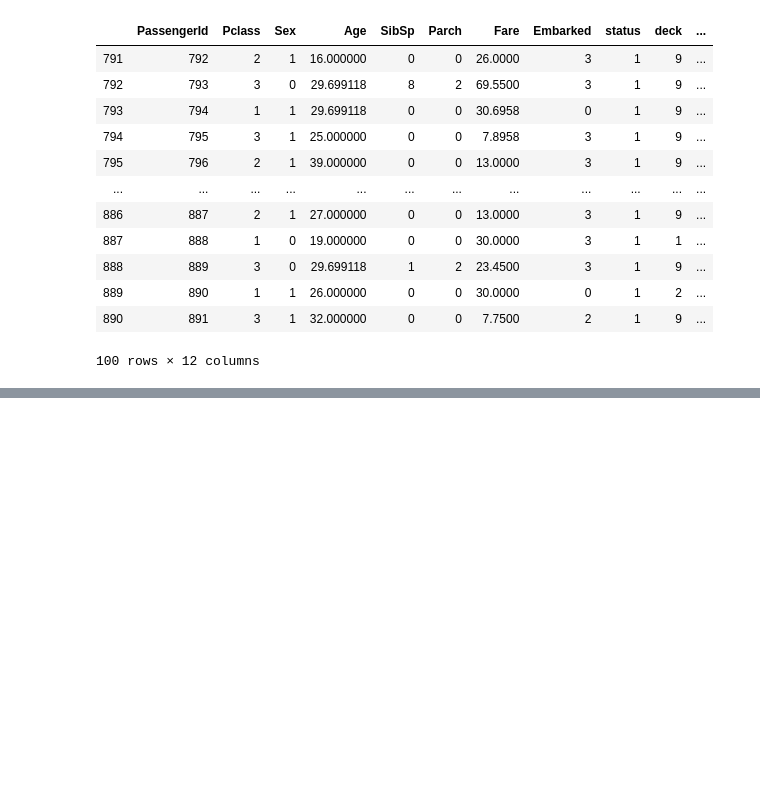
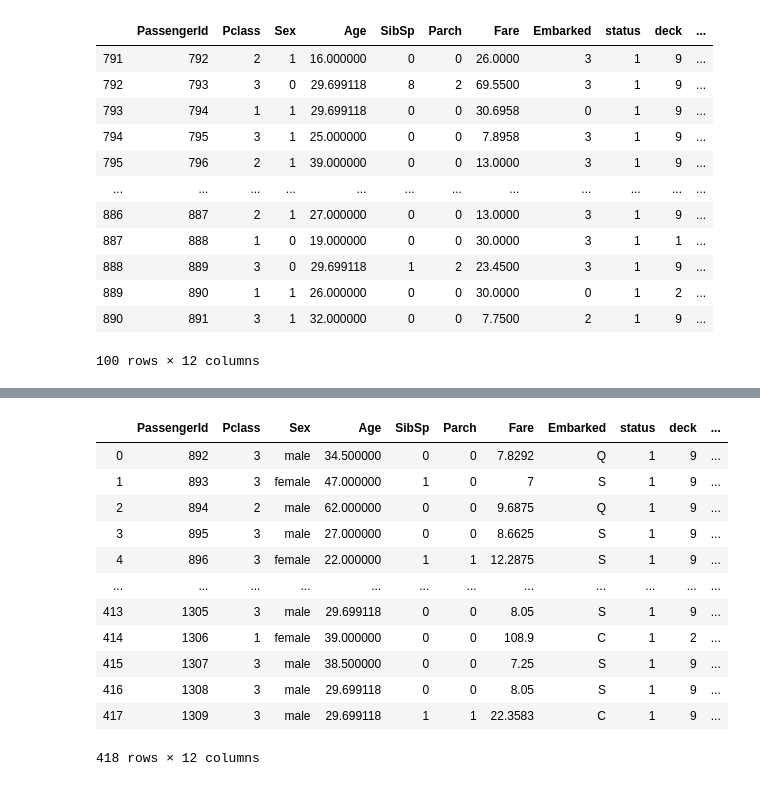
Before and after one commit to fvtester/Titanic, a Jupyter notebook: Titanic.ipynb, the cells around one changed output, grey strips where cells are left out. Saved outputs shown, nothing was run; the diff lists cells and outputs as text; code cells hidden in the pictures; blank space fills up the shorter version.

```diff
--- a/Titanic.ipynb
+++ b/Titanic.ipynb
@@ -233,12 +259,27 @@ test.tail(100)
 # %%
 test['status']=[status_def(i) for i in test['Name'].values]
 test['deck']=[deck_def(i) for i in test['Cabin'].values]
+test['number']=[numder_def(i) for i in test['Cabin'].values]
 test['adult']=[adult(i) for i in test['Age'].values]
 X_test=test.drop([ 'Name', 'Ticket', 'Cabin'], axis=1)
 X_test['Age']=X_test['Age'].fillna(Ag_mean)
 X_test['Embarked']=X_test['Embarked'].fillna('N')
 X_test=X_test.fillna('0')
 X_test
+# %% [output]
+|  | PassengerId | Pclass | Sex | Age | SibSp | Parch | Fare | Embarked | status | deck | ... |
+| 0 | 892 | 3 | male | 34.500000 | 0 | 0 | 7.8292 | Q | 1 | 9 | ... |
+| 1 | 893 | 3 | female | 47.000000 | 1 | 0 | 7 | S | 1 | 9 | ... |
+| 2 | 894 | 2 | male | 62.000000 | 0 | 0 | 9.6875 | Q | 1 | 9 | ... |
+| 3 | 895 | 3 | male | 27.000000 | 0 | 0 | 8.6625 | S | 1 | 9 | ... |
+| 4 | 896 | 3 | female | 22.000000 | 1 | 1 | 12.2875 | S | 1 | 9 | ... |
+| ... | ... | ... | ... | ... | ... | ... | ... | ... | ... | ... | ... |
+| 413 | 1305 | 3 | male | 29.699118 | 0 | 0 | 8.05 | S | 1 | 9 | ... |
+| 414 | 1306 | 1 | female | 39.000000 | 0 | 0 | 108.9 | C | 1 | 2 | ... |
+| 415 | 1307 | 3 | male | 38.500000 | 0 | 0 | 7.25 | S | 1 | 9 | ... |
+| 416 | 1308 | 3 | male | 29.699118 | 0 | 0 | 8.05 | S | 1 | 9 | ... |
+| 417 | 1309 | 3 | male | 29.699118 | 1 | 1 | 22.3583 | C | 1 | 9 | ... |
+418 rows × 12 columns
 # %%
 #X_test['deck'] = deck_encoder.transform(X_test['deck'])
 # %%
```
Also changed, not shown: parts of 13 cells of this notebook, 1 other file.
